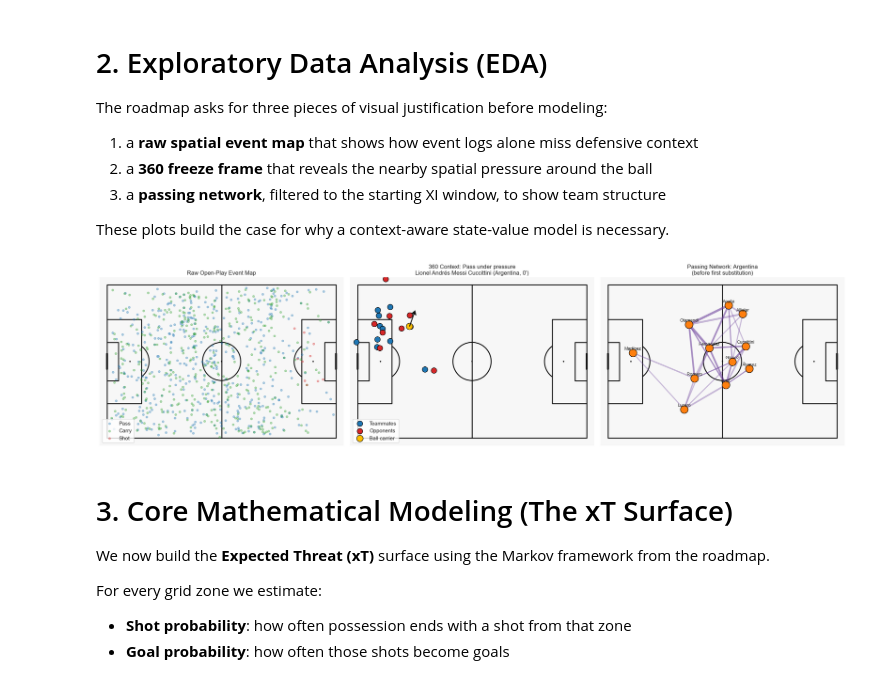
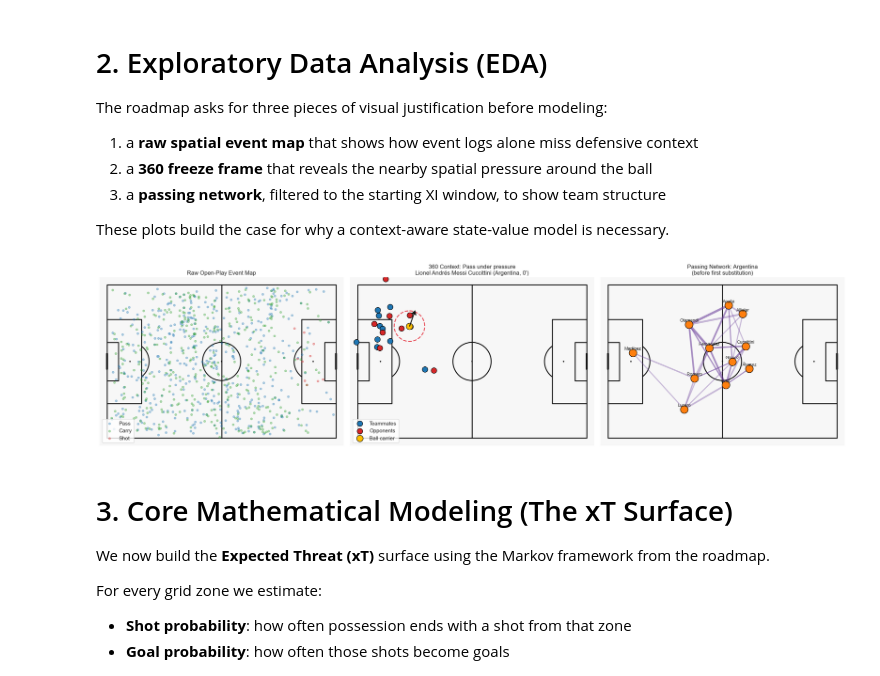
Before and after one commit to SSS-R/UPI, a Jupyter notebook: UPI_Final_Report.ipynb, the cells around one changed output. Drawn from its saved outputs; the diff is of its cells as text; code cells hidden in the pictures.

```diff
--- a/UPI_Final_Report.ipynb
+++ b/UPI_Final_Report.ipynb
@@ -279,6 +279,8 @@ pitch.scatter(teammates_x, teammates_y, ax=axes[1], s=130, color="#1f77b4", edge
 pitch.scatter(opponents_x, opponents_y, ax=axes[1], s=130, color="#d62728", edgecolors="black", label="Opponents")
 if is_location(start):
     pitch.scatter([start[0]], [start[1]], ax=axes[1], s=180, color="#ffbf00", edgecolors="black", label="Ball carrier")
+    pressure_circle = plt.Circle((start[0], start[1]), 8.0, color="#e63946", fill=False, linestyle="--", linewidth=2, alpha=0.9)
+    axes[1].add_patch(pressure_circle)
 if is_location(start) and is_location(end):
     pitch.arrows(start[0], start[1], end[0], end[1], ax=axes[1], color="#111111", width=2, headwidth=6)
 
@@ -319,34 +321,34 @@ if "pass_recipient" in network_passes.columns and not network_passes.empty:
                 avg_locations.loc[passer, "x"],
                 avg_locations.loc[passer, "y"],
                 avg_locations.loc[recipient, "x"],
                 avg_locations.loc[recipient, "y"],
                 ax=axes[2],
                 lw=1 + row["count"] * 0.6,
                 color="#6a3d9a",
                 alpha=0.35,
                 zorder=1,
             )
 
     pitch.scatter(
         avg_locations["x"],
         avg_locations["y"],
         ax=axes[2],
         s=260,
         color="#ff7f0e",
         edgecolors="black",
         zorder=2,
     )
 
     for player_name, row in avg_locations.iterrows():
         label = str(player_name).split()[-1]
         pitch.annotate(label, xy=(row["x"], row["y"] - 2), ax=axes[2], ha="center", va="center", fontsize=9)
 
 axes[2].set_title(f"Passing Network: {team_for_eda}\n(before first substitution)")
 
 plt.tight_layout()
 plt.show()
 # %% [output]
-[figure, old version]
+[figure, new version]
 # %% [markdown]
 # 3. Core Mathematical Modeling (The xT Surface)
 
```
Also changed, not shown: parts of 3 cells of this notebook, 1 other file.
